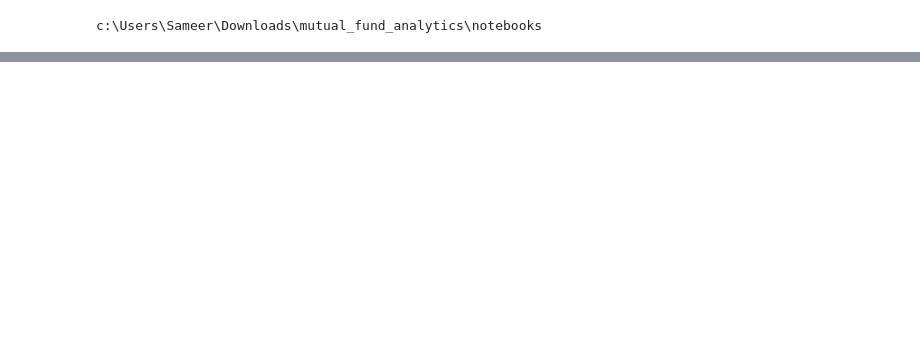
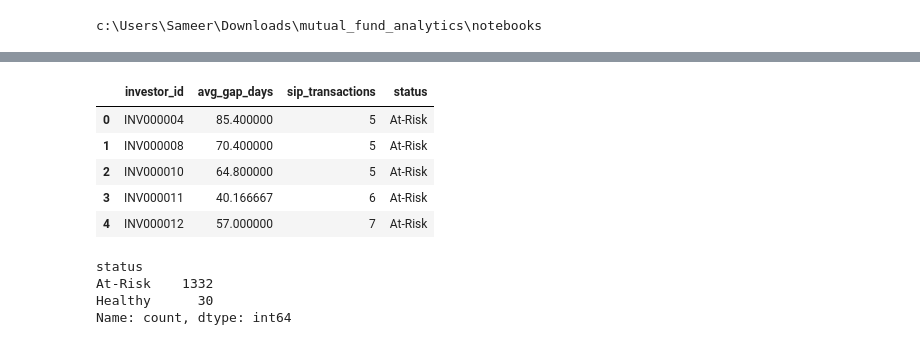
Before and after one commit to sameertech-15/mutual-fund-analytics, a Jupyter notebook: notebooks/05_advanced_analytics.ipynb, the cells around one changed output, grey strips where cells are left out. Cells and saved outputs as stored; diff of their text form; code cells hidden in the pictures; blank space fills up the shorter version.

```diff
--- a/notebooks/05_advanced_analytics.ipynb
+++ b/notebooks/05_advanced_analytics.ipynb
@@ -294,0 +230,70 @@ print(hhi.head())
+# %%
+# SIP transactions only
+
+sip_txn = txn[
+    txn['transaction_type']
+    .str.upper()
+    .str.contains('SIP', na=False)
+].copy()
+
+# Sort
+
+sip_txn = sip_txn.sort_values(
+    ['investor_id', 'transaction_date']
+)
+
+# Gap calculation
+
+sip_txn['gap_days'] = (
+    sip_txn.groupby('investor_id')['transaction_date']
+    .diff()
+    .dt.days
+)
+
+# Investors with 6+ SIP transactions
+
+sip_counts = (
+    sip_txn.groupby('investor_id')
+    .size()
+    .reset_index(name='sip_count')
+)
+
+eligible = sip_counts[
+    sip_counts['sip_count'] >= 6
+]
+
+sip_analysis = sip_txn.merge(
+    eligible[['investor_id']],
+    on='investor_id'
+)
+
+continuity = (
+    sip_analysis.groupby('investor_id')
+    .agg(
+        avg_gap_days=('gap_days','mean'),
+        sip_transactions=('gap_days','count')
+    )
+    .reset_index()
+)
+
+continuity['status'] = np.where(
+    continuity['avg_gap_days'] > 35,
+    'At-Risk',
+    'Healthy'
+)
+
+continuity.head()
+# %% [output]
+|  | investor_id | avg_gap_days | sip_transactions | status |
+| 0 | INV000004 | 85.400000 | 5 | At-Risk |
+| 1 | INV000008 | 70.400000 | 5 | At-Risk |
+| 2 | INV000010 | 64.800000 | 5 | At-Risk |
+| 3 | INV000011 | 40.166667 | 6 | At-Risk |
+| 4 | INV000012 | 57.000000 | 7 | At-Risk |
+# %%
+continuity['status'].value_counts()
+# %% [output]
+status
+At-Risk    1332
+Healthy      30
+Name: count, dtype: int64
```
Also changed, not shown: parts of 25 cells of this notebook, 5 other files.
